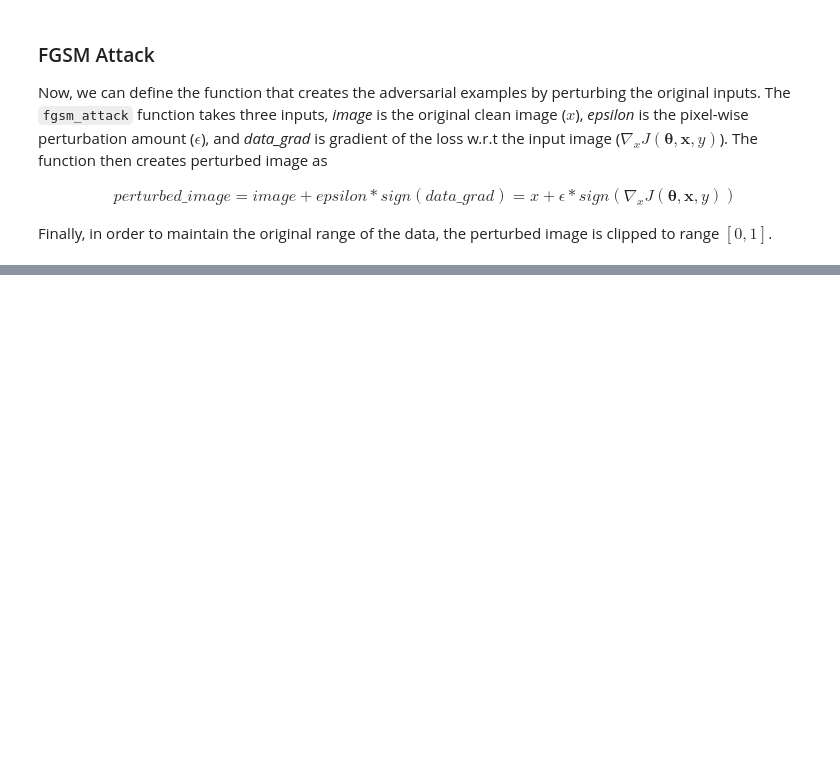
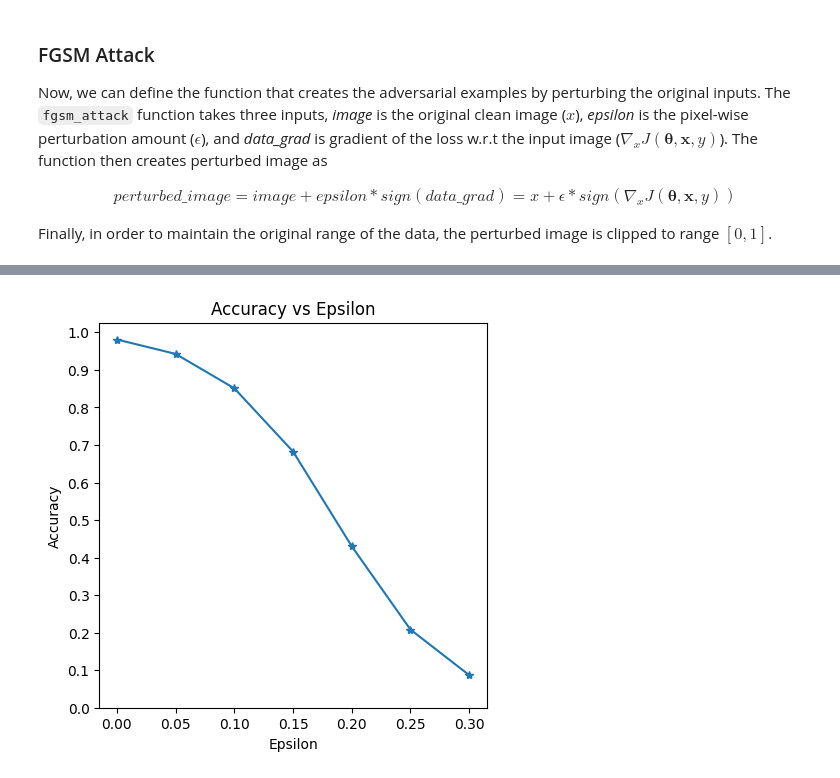
Before and after one commit to fabianumfalco/PPEE2017-AlgoritmosClassificacao, a Jupyter notebook: White-box_Adversarial_Example.ipynb, the cells around one changed output, grey strips where cells are left out. Drawn from its saved outputs; the diff is of its cells as text; code cells hidden in the pictures; blank space fills up the shorter version.

```diff
--- a/White-box_Adversarial_Example.ipynb
+++ b/White-box_Adversarial_Example.ipynb
@@ -620,0 +791,25 @@ def fgsm_attack(image, epsilon, data_grad):
+# %%
+plt.figure(figsize=(5, 5))
+
+# Plot the accuracy versus epsilon
+plt.plot(epsilons, accuracies, "*-")
+
+# Set the y-axis ticks at intervals of 0.1
+plt.yticks(np.arange(0, 1.1, step=0.1))
+
+# Set the x-axis ticks at intervals of 0.05
+plt.xticks(np.arange(0, 0.35, step=0.05))
+
+# Set the title of the plot
+plt.title("Accuracy vs Epsilon")
+
+# Set the label for the x-axis
+plt.xlabel("Epsilon")
+
+# Set the label for the y-axis
+plt.ylabel("Accuracy")
+
+# Display the plot
+plt.show()
+# %% [output]
+[figure, added]
```
Also changed, not shown: parts of 16 cells of this notebook.
